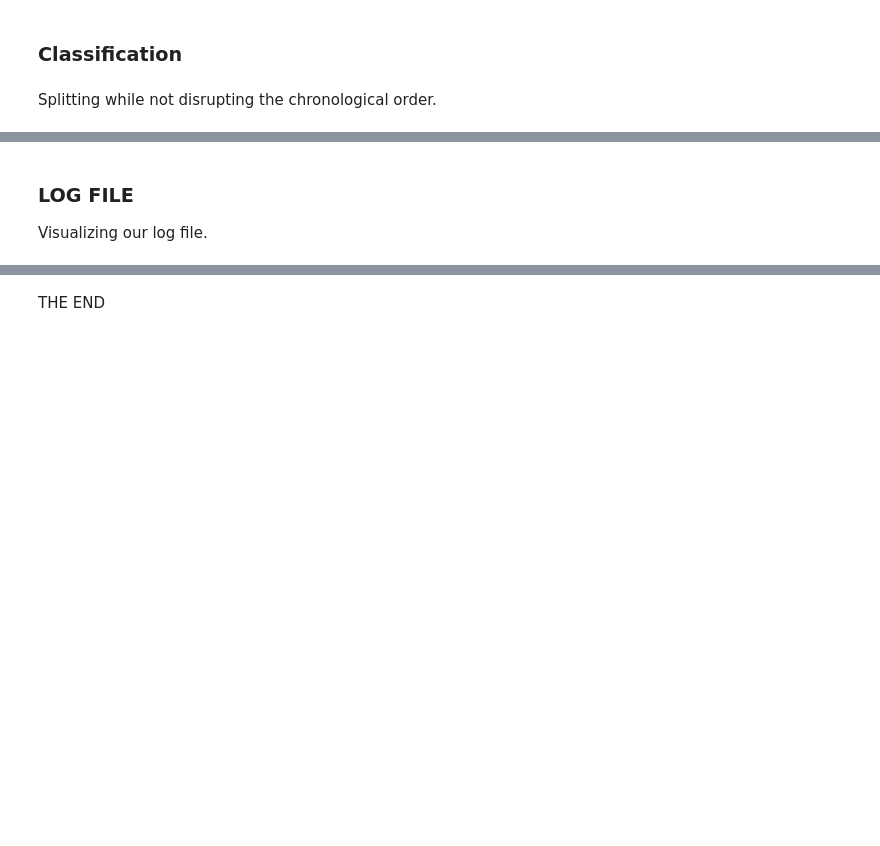
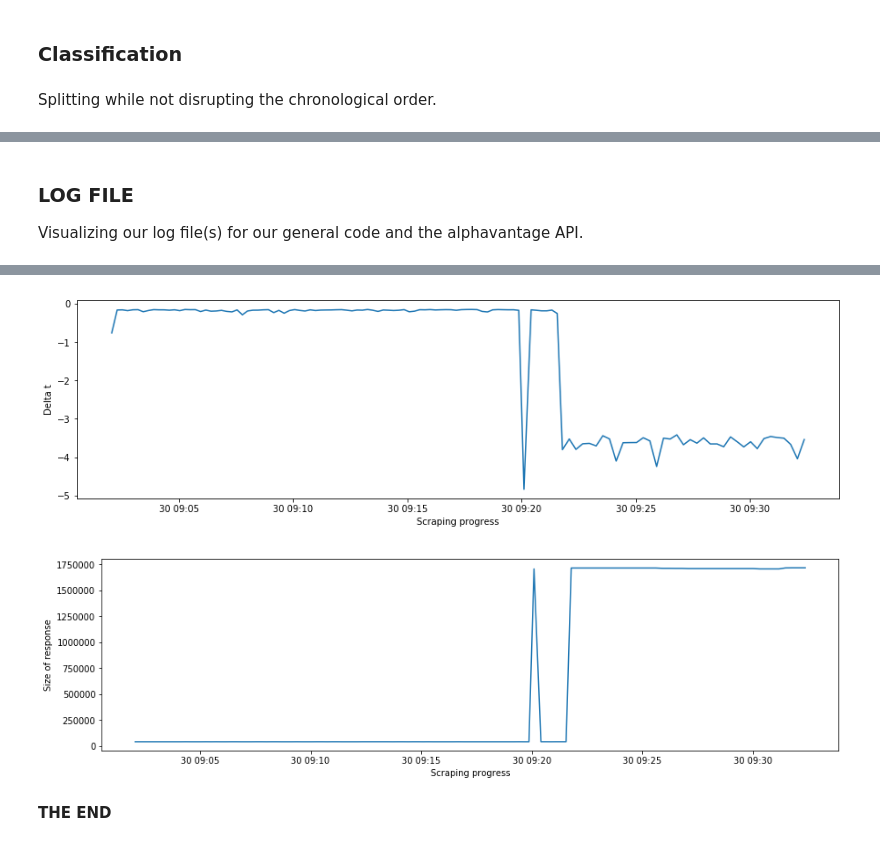
Before and after one commit to BjornCilleborg/sds2019, a Jupyter notebook: EXAM PROJECT/Exam Project.ipynb, the cells around one changed output, grey strips where cells are left out. Drawn from its saved outputs; the diff is of its cells as text; code cells hidden in the pictures; blank space fills up the shorter version.

```diff
--- a/EXAM PROJECT/Exam Project.ipynb
+++ b/EXAM PROJECT/Exam Project.ipynb
@@ -1162,14 +1517,16 @@ print('Share of observations where the daily change is positive:',
 # %% [markdown]
 ### LOG FILE
 
-Visualizing our log file.
+Visualizing our log file(s) for our general code and the alphavantage API.
 # %%
 import datetime
-log_df = pd.read_csv('my_log.csv',sep=';') # loading the log, separated by ";"
-log_df = log_df[0:10].copy()
+
+# LOG FILE GENERAL
+log_df = pd.read_csv('my_log_final',sep=';') # loading the log, separated by ";"
 display(log_df)
-#dt = log_df.dt.values[0] # get datetime values
 
+# LOG FILE ALPHAVANTAGE
+log_df = pd.read_csv('alpvantage_log',sep=';') # loading the log, separated by ";"
 log_df['dt'] = log_df.t.apply(datetime.datetime.fromtimestamp)
 log_df['dt'] = pd.to_datetime(log_df.t,unit='s') # Convert the time column 't' to datetime
 
@@ -1193,3 +1550,4 @@ log_df['dt_minute'] = log_df.dt.apply(lambda x: x-datetime.timedelta(seconds=x.s
 #log_df['dt_hour'] = log_df.dt.apply(lambda x: x-datetime.timedelta(minutes=x.minute,seconds=x.second,microseconds=x.microsecond))
 #log_df.groupby('dt_hour').success.mean()
 plt.savefig('LogGraph.png')
+# %% [output]
@@ -1196,2 +1565,4 @@ plt.savefig('LogGraph.png')
+[figure, added]
+[figure, added]
-# %% [markdown]
-THE END
+# %% [markdown]
+**THE END**
```
Also changed, not shown: parts of 48 cells of this notebook.
